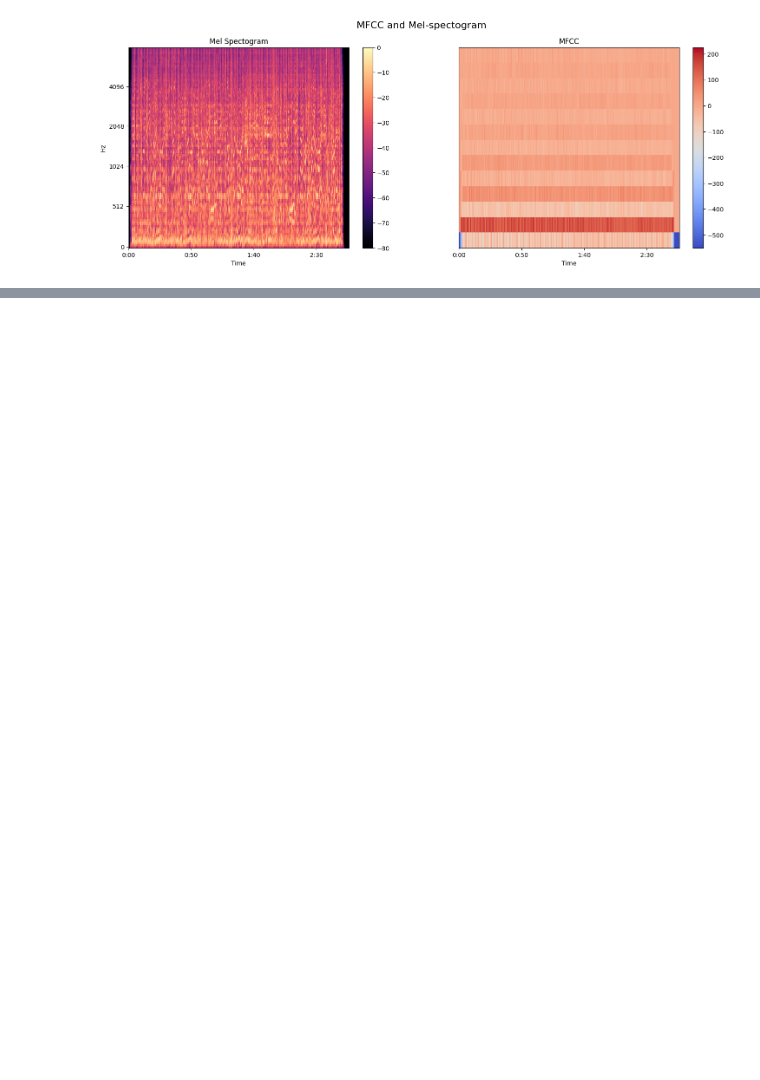
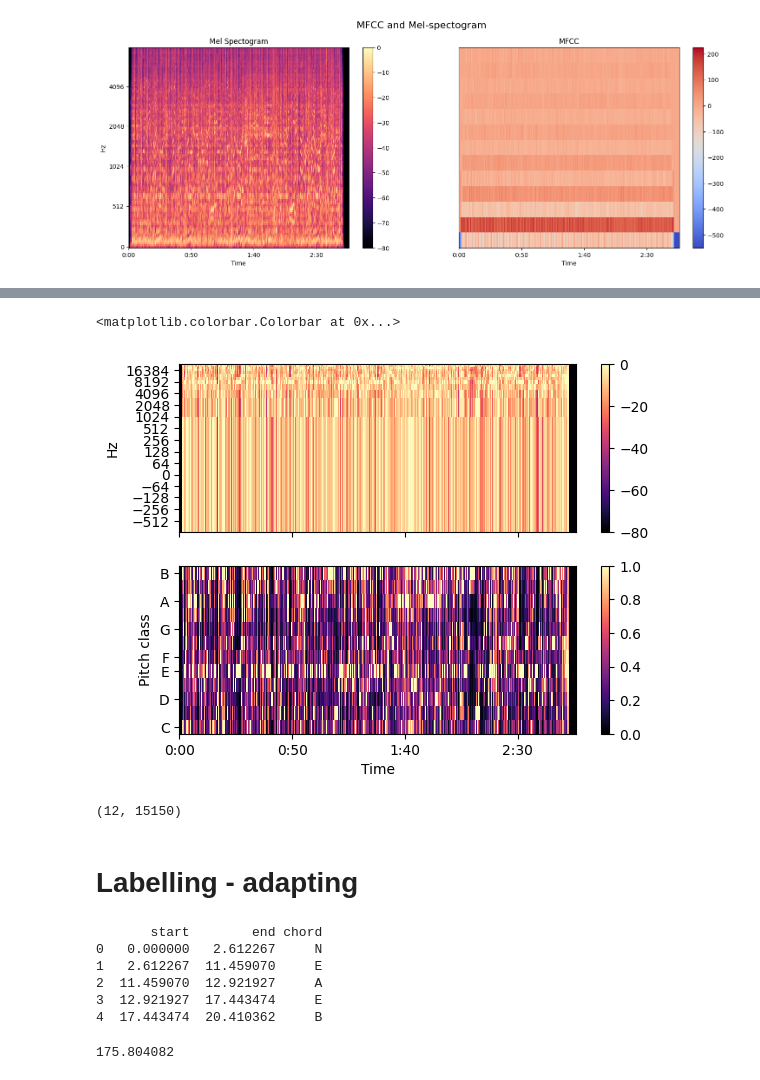
Before and after one commit to ThanAid/Chord-Estimation-Thesis, a Jupyter notebook: notebooks/audio_prepro.ipynb, the cells around one changed output, grey strips where cells are left out. Drawn from its saved outputs; the diff is of its cells as text; code cells hidden in the pictures; blank space fills up the shorter version.

Commit message:
updated notebook with labelling

```diff
--- a/notebooks/audio_prepro.ipynb
+++ b/notebooks/audio_prepro.ipynb
@@ -68,0 +95,32 @@ plt.show()
+# %%
+fig, ax = plt.subplots(nrows=2, sharex=True)
+img = librosa.display.specshow(librosa.amplitude_to_db(stft, ref=np.max), sr=44100,
+                               y_axis='log', x_axis='time', ax=ax[0])
+fig.colorbar(img, ax=[ax[0]])
+ax[0].label_outer()
+img = librosa.display.specshow(stft, y_axis='chroma', x_axis='time', sr=44100, ax=ax[1])
+fig.colorbar(img, ax=[ax[1]])
+# %% [output]
+<matplotlib.colorbar.Colorbar at 0x...>
+[figure, added]
+# %%
+print(stft.shape)
+# %% [output]
+(12, 15150)
+# %% [markdown]
+# Labelling - adapting
+# %%
+label_path = "/home/aitha/thanos/TheBeatles_lab/01_-_Please_Please_Me/01_-_I_Saw_Her_Standing_There.lab"
+label = pd.read_csv(label_path, delimiter=' ', names=['start', 'end', 'chord'])
+print(label.head())
+# %% [output]
+       start        end chord
+0   0.000000   2.612267     N
+1   2.612267  11.459070     E
+2  11.459070  12.921927     A
+3  12.921927  17.443474     E
+4  17.443474  20.410362     B
+# %%
+label['end'].iloc[-1]
+# %% [output]
+175.804082
```
Also changed, not shown: parts of 11 cells of this notebook.
